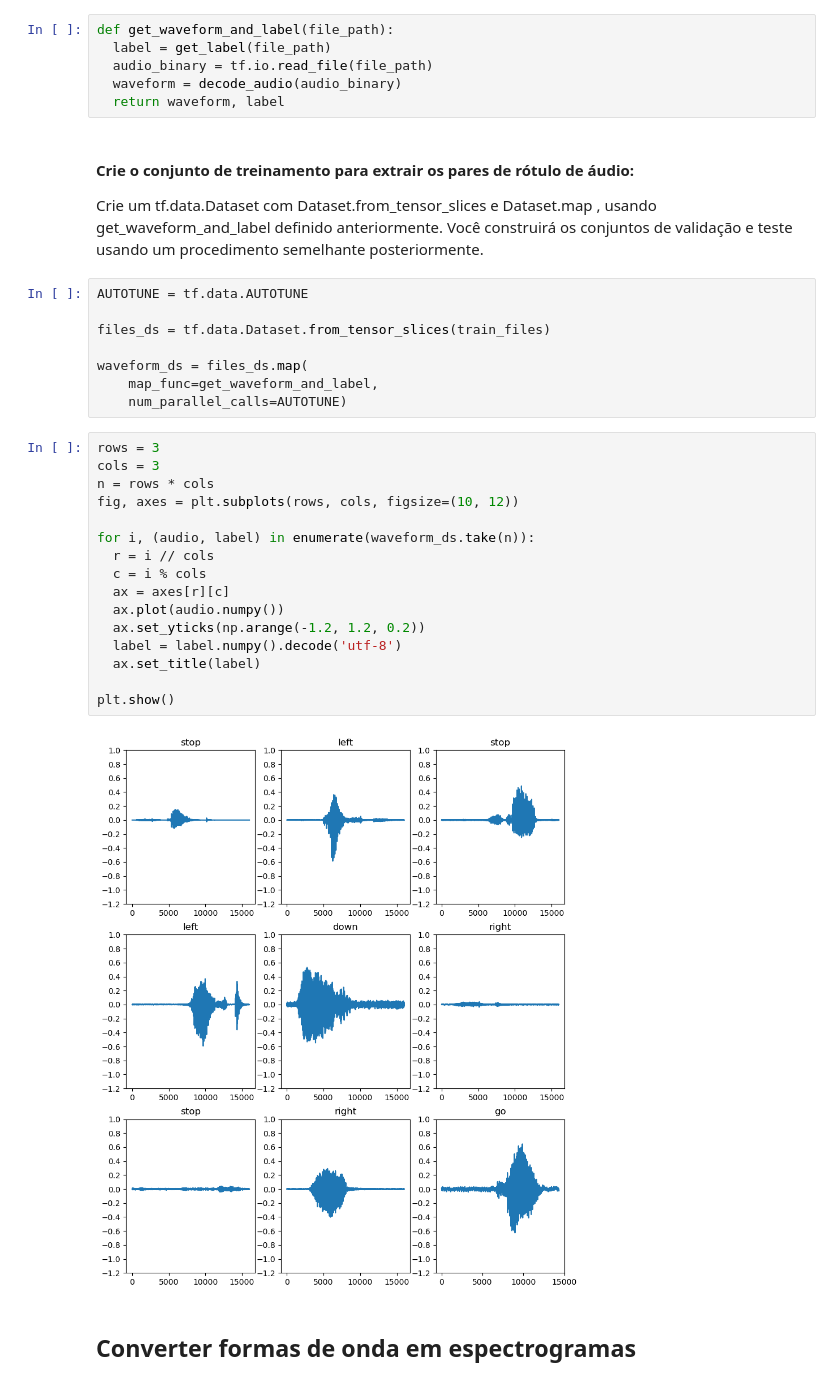
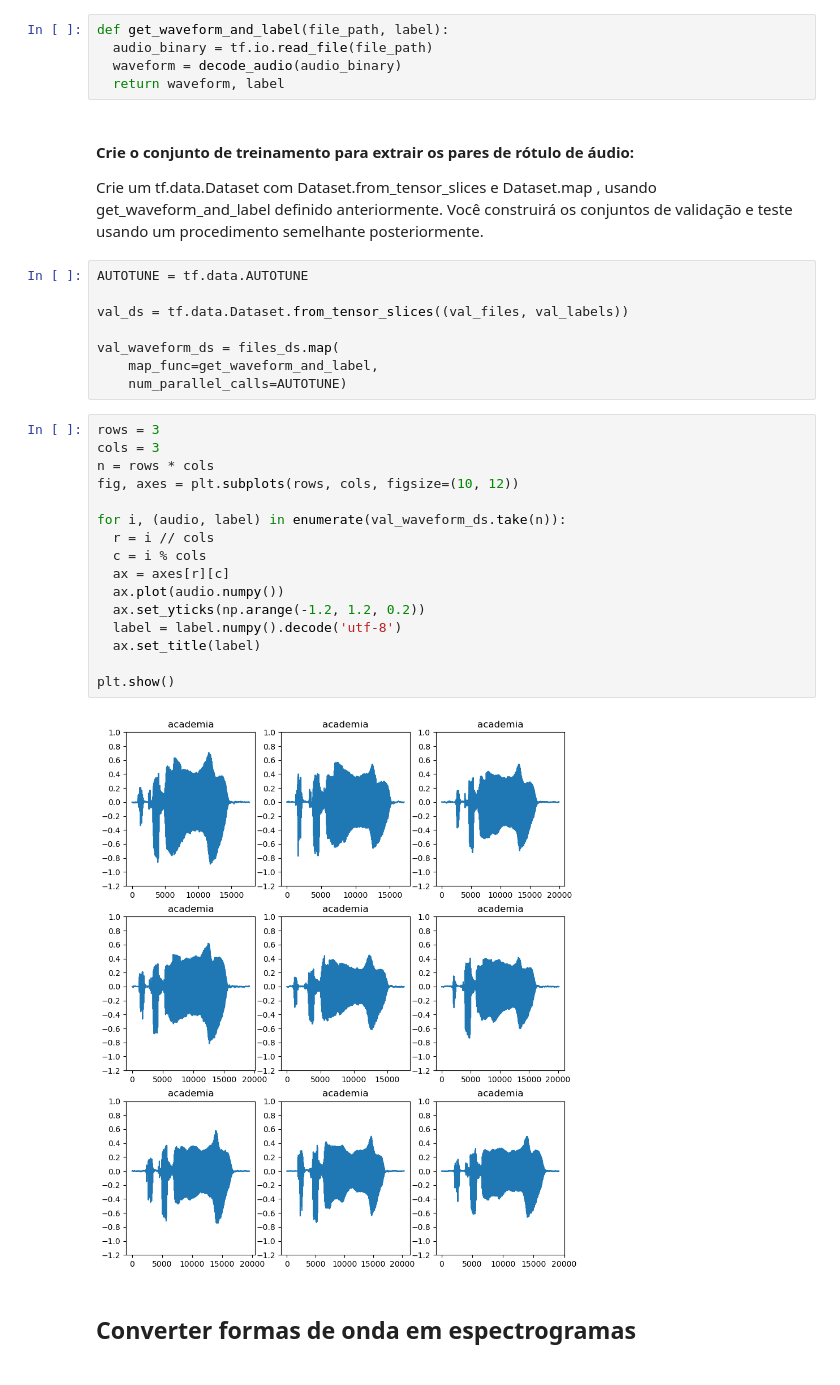
Before and after one commit to fernandasf/effect_pitch_classification, a Jupyter notebook: classifier/classifier_TF_v2.ipynb, the cells around one changed output. Saved outputs shown, nothing was run; the diff lists cells and outputs as text.

```diff
--- a/classifier/classifier_TF_v2.ipynb
+++ b/classifier/classifier_TF_v2.ipynb
@@ -114,8 +101,7 @@ Defina outra função auxiliar— get_waveform_and_label —que junte tudo:
 - .
 A saída é uma tupla contendo os tensores de áudio e rótulo prontos para aprendizado supervisionado.
 # %%
-def get_waveform_and_label(file_path):
-  label = get_label(file_path)
+def get_waveform_and_label(file_path, label):
   audio_binary = tf.io.read_file(file_path)
   waveform = decode_audio(audio_binary)
   return waveform, label
@@ -127,29 +113,29 @@ Você construirá os conjuntos de validação e teste usando um procedimento sem
 # %%
 AUTOTUNE = tf.data.AUTOTUNE
 
-files_ds = tf.data.Dataset.from_tensor_slices(train_files)
+val_ds = tf.data.Dataset.from_tensor_slices((val_files, val_labels))
 
-waveform_ds = files_ds.map(
+val_waveform_ds = files_ds.map(
     map_func=get_waveform_and_label,
     num_parallel_calls=AUTOTUNE)
 # %%
 rows = 3
 cols = 3
 n = rows * cols
 fig, axes = plt.subplots(rows, cols, figsize=(10, 12))
 
-for i, (audio, label) in enumerate(waveform_ds.take(n)):
+for i, (audio, label) in enumerate(val_waveform_ds.take(n)):
   r = i // cols
   c = i % cols
   ax = axes[r][c]
   ax.plot(audio.numpy())
   ax.set_yticks(np.arange(-1.2, 1.2, 0.2))
   label = label.numpy().decode('utf-8')
   ax.set_title(label)
 
 plt.show()
 # %% [output]
-[figure, old version]
+[figure, new version]
 # %% [markdown]
 ## Converter formas de onda em espectrogramas
 # %%
```
Also changed, not shown: parts of 33 cells of this notebook, 2 other files.
